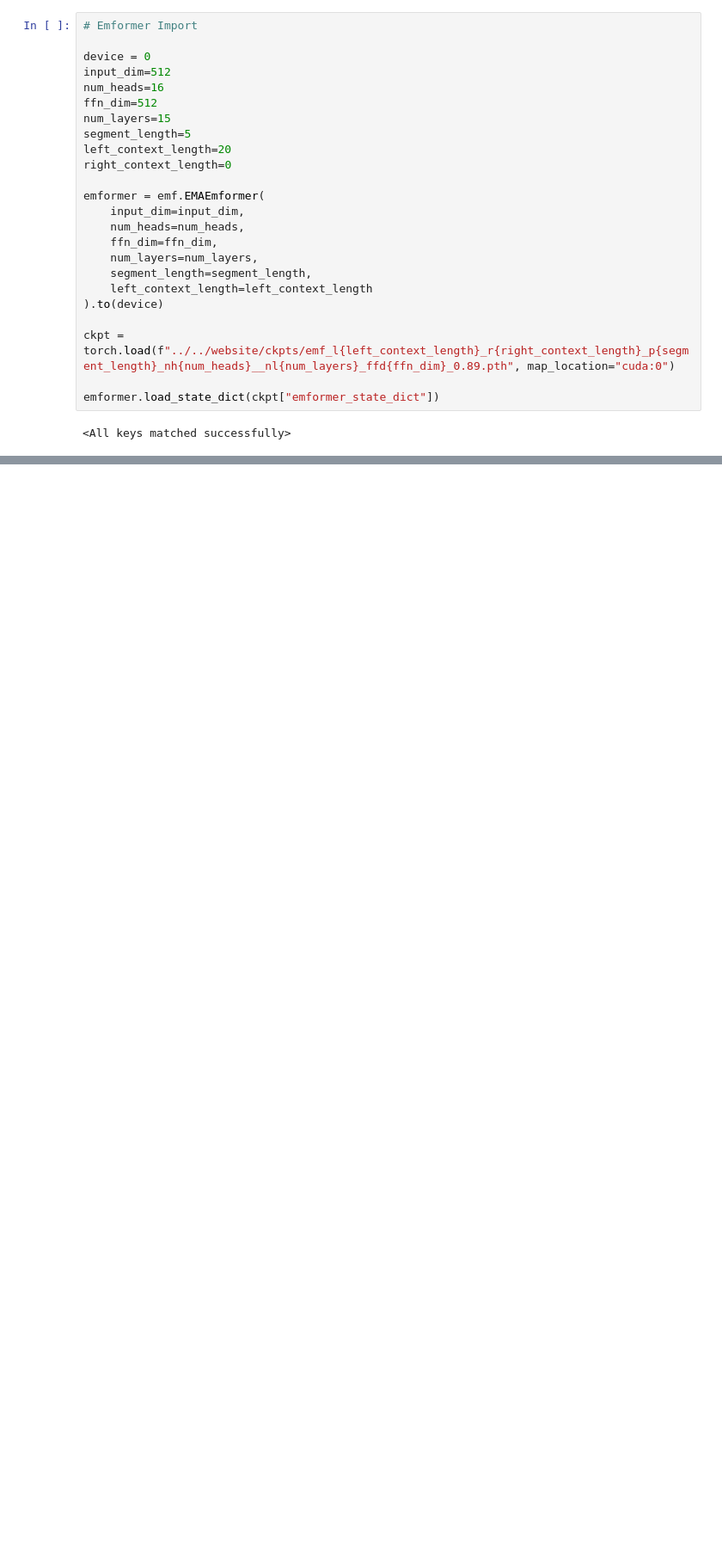
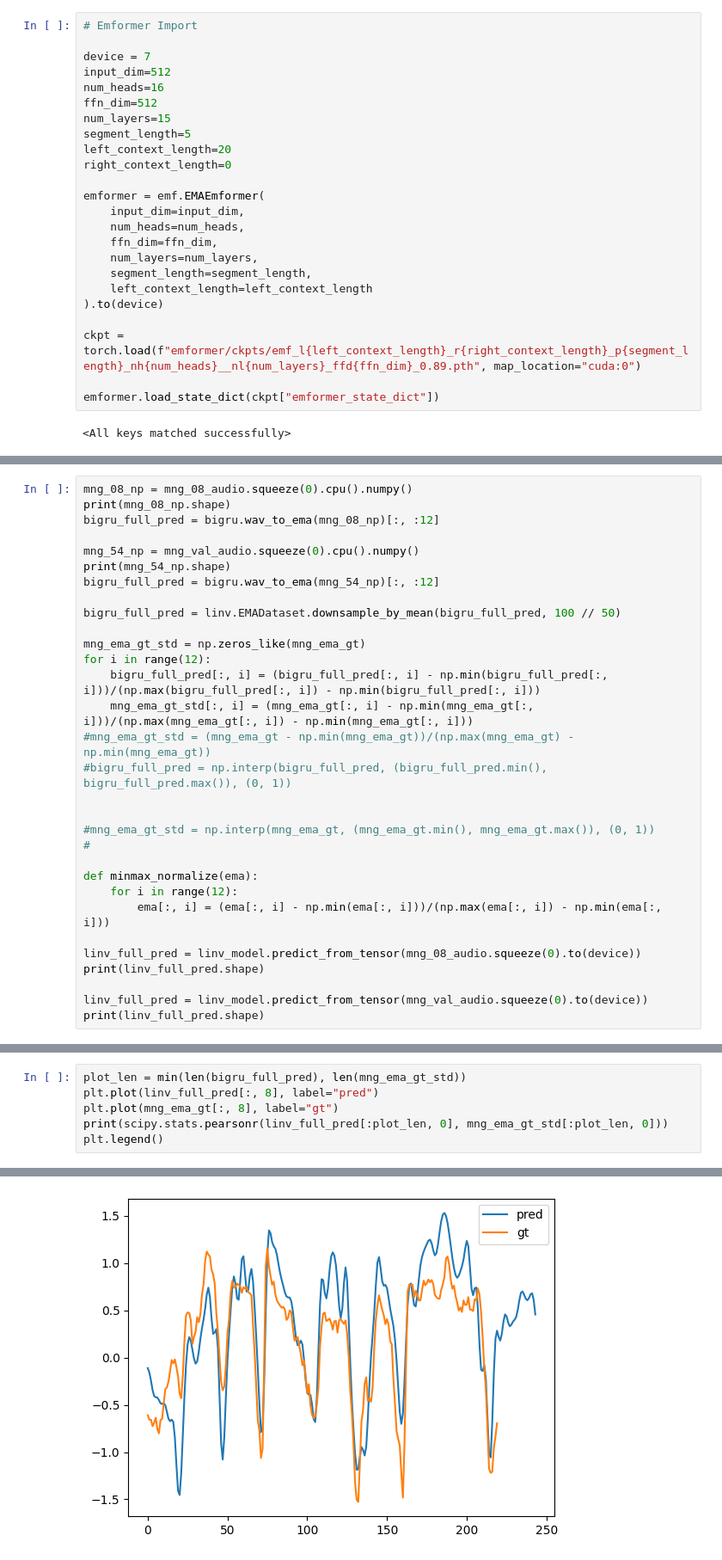
Before and after one commit to tejasprabhune/wav2avatar, a Jupyter notebook: wav2avatar/streaming/paper_testing.ipynb, the cells around one changed output, grey strips where cells are left out. Shown at 86% size. Cells and saved outputs as stored; diff of their text form; blank space fills up the shorter version.

```diff
--- a/wav2avatar/streaming/paper_testing.ipynb
+++ b/wav2avatar/streaming/paper_testing.ipynb
@@ -9,7 +39,7 @@ import wav2avatar.inversion.wav2ema as w2e
 # %%
 # Emformer Import
 
-device = 0
+device = 7
 input_dim=512
 num_heads=16
 ffn_dim=512
@@ -27,7 +57,7 @@ emformer = emf.EMAEmformer(
     left_context_length=left_context_length
 ).to(device)
 
-ckpt = torch.load(f"../../website/ckpts/emf_l{left_context_length}_r{right_context_length}_p{segment_length}_nh{num_heads}__nl{num_layers}_ffd{ffn_dim}_0.89.pth", map_location="cuda:0")
+ckpt = torch.load(f"emformer/ckpts/emf_l{left_context_length}_r{right_context_length}_p{segment_length}_nh{num_heads}__nl{num_layers}_ffd{ffn_dim}_0.89.pth", map_location="cuda:0")
 
 emformer.load_state_dict(ckpt["emformer_state_dict"])
 # %% [output]
@@ -40,0 +97,31 @@ bigru = w2e.Wav2EMA(model_dir="../../../SpectrogramSynthesis/hprc_no_m1f2_h2emap
+# %%
+mng_08_np = mng_08_audio.squeeze(0).cpu().numpy()
+print(mng_08_np.shape)
+bigru_full_pred = bigru.wav_to_ema(mng_08_np)[:, :12]
+
+mng_54_np = mng_val_audio.squeeze(0).cpu().numpy()
+print(mng_54_np.shape)
+bigru_full_pred = bigru.wav_to_ema(mng_54_np)[:, :12]
+
+bigru_full_pred = linv.EMADataset.downsample_by_mean(bigru_full_pred, 100 // 50)
+
+mng_ema_gt_std = np.zeros_like(mng_ema_gt)
+for i in range(12):
+    bigru_full_pred[:, i] = (bigru_full_pred[:, i] - np.min(bigru_full_pred[:, i]))/(np.max(bigru_full_pred[:, i]) - np.min(bigru_full_pred[:, i]))
+    mng_ema_gt_std[:, i] = (mng_ema_gt[:, i] - np.min(mng_ema_gt[:, i]))/(np.max(mng_ema_gt[:, i]) - np.min(mng_ema_gt[:, i]))
+#mng_ema_gt_std = (mng_ema_gt - np.min(mng_ema_gt))/(np.max(mng_ema_gt) - np.min(mng_ema_gt))
+#bigru_full_pred = np.interp(bigru_full_pred, (bigru_full_pred.min(), bigru_full_pred.max()), (0, 1))
+
+
+#mng_ema_gt_std = np.interp(mng_ema_gt, (mng_ema_gt.min(), mng_ema_gt.max()), (0, 1))
+#
+
+def minmax_normalize(ema):
+    for i in range(12):
+        ema[:, i] = (ema[:, i] - np.min(ema[:, i]))/(np.max(ema[:, i]) - np.min(ema[:, i]))
+
+linv_full_pred = linv_model.predict_from_tensor(mng_08_audio.squeeze(0).to(device))
+print(linv_full_pred.shape)
+
+linv_full_pred = linv_model.predict_from_tensor(mng_val_audio.squeeze(0).to(device))
+print(linv_full_pred.shape)
@@ -40,0 +140,7 @@ bigru = w2e.Wav2EMA(model_dir="../../../SpectrogramSynthesis/hprc_no_m1f2_h2emap
+# %%
+plot_len = min(len(bigru_full_pred), len(mng_ema_gt_std))
+plt.plot(linv_full_pred[:, 8], label="pred")
+plt.plot(mng_ema_gt[:, 8], label="gt")
+print(scipy.stats.pearsonr(linv_full_pred[:plot_len, 0], mng_ema_gt_std[:plot_len, 0]))
+plt.legend()
+# %% [output]
@@ -40,0 +149 @@ bigru = w2e.Wav2EMA(model_dir="../../../SpectrogramSynthesis/hprc_no_m1f2_h2emap
+[figure, added]
```
Also changed, not shown: parts of 36 cells of this notebook, 21 other files.
